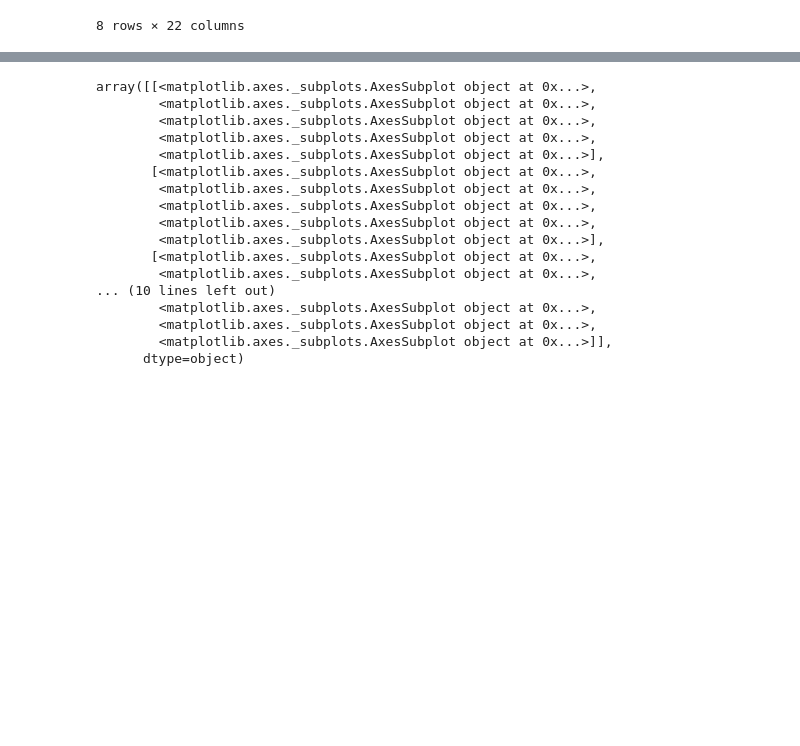
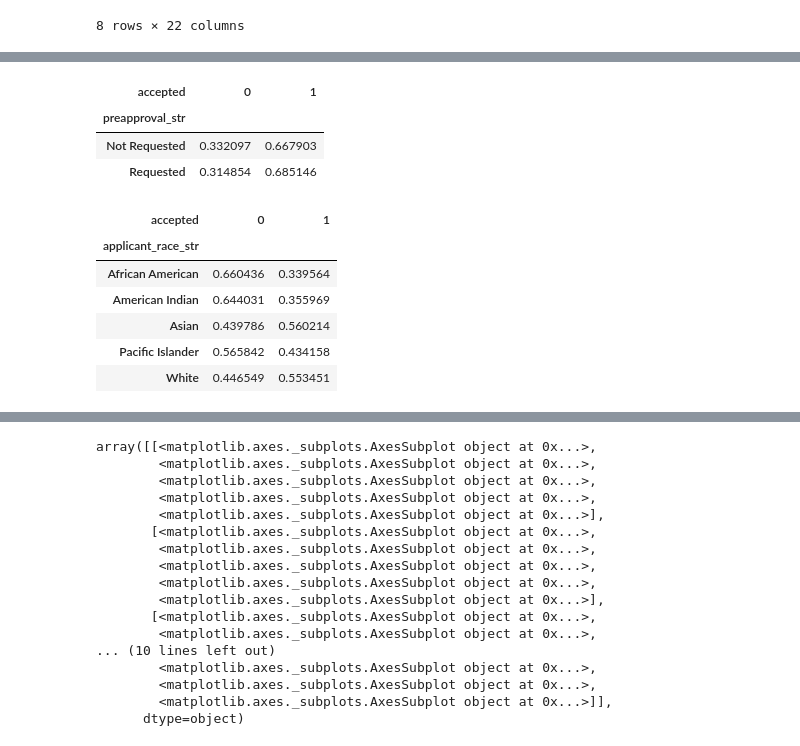
Before and after one commit to benMcChesney/Mortgage-Classifier-Capstone, a Jupyter notebook: exploratory_data_analysis.ipynb, the cells around one changed output, grey strips where cells are left out. Cells and saved outputs as stored; diff of their text form; code cells hidden in the pictures; blank space fills up the shorter version.

```diff
--- a/exploratory_data_analysis.ipynb
+++ b/exploratory_data_analysis.ipynb
@@ -121,0 +232,17 @@ memory usage: 78.6 MB
+# %%
+pd.crosstab(df['preapproval_str'],df['accepted'], normalize='index')
+# %% [output]
+| accepted | 0 | 1 |
+| preapproval_str |  |  |
+| Not Requested | 0.332097 | 0.667903 |
+| Requested | 0.314854 | 0.685146 |
+# %%
+pd.crosstab(df['applicant_race_str'],df['accepted'], normalize='index')
+# %% [output]
+| accepted | 0 | 1 |
+| applicant_race_str |  |  |
+| African American | 0.660436 | 0.339564 |
+| American Indian | 0.644031 | 0.355969 |
+| Asian | 0.439786 | 0.560214 |
+| Pacific Islander | 0.565842 | 0.434158 |
+| White | 0.446549 | 0.553451 |
```
Also changed, not shown: parts of 16 cells of this notebook, 1 other file.
